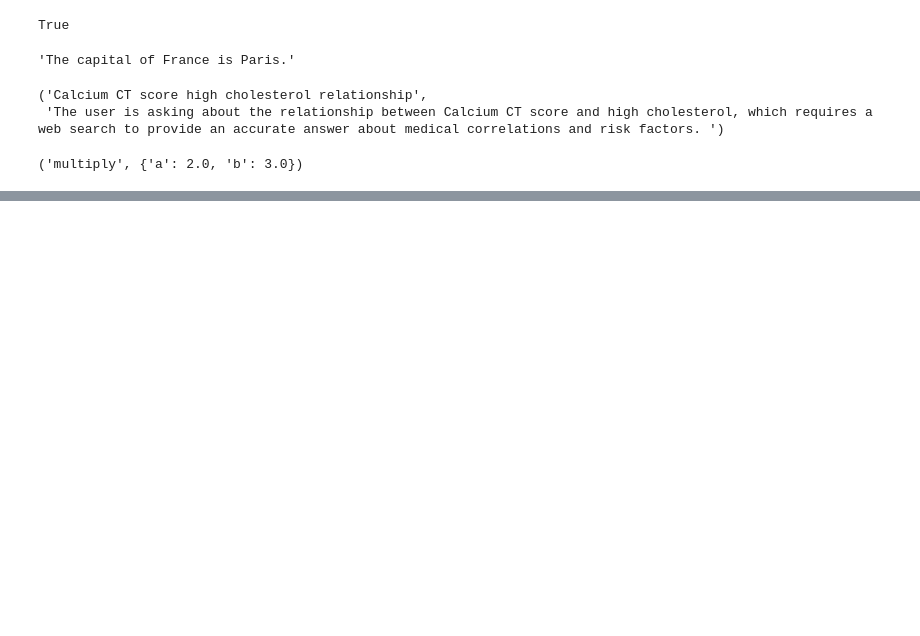
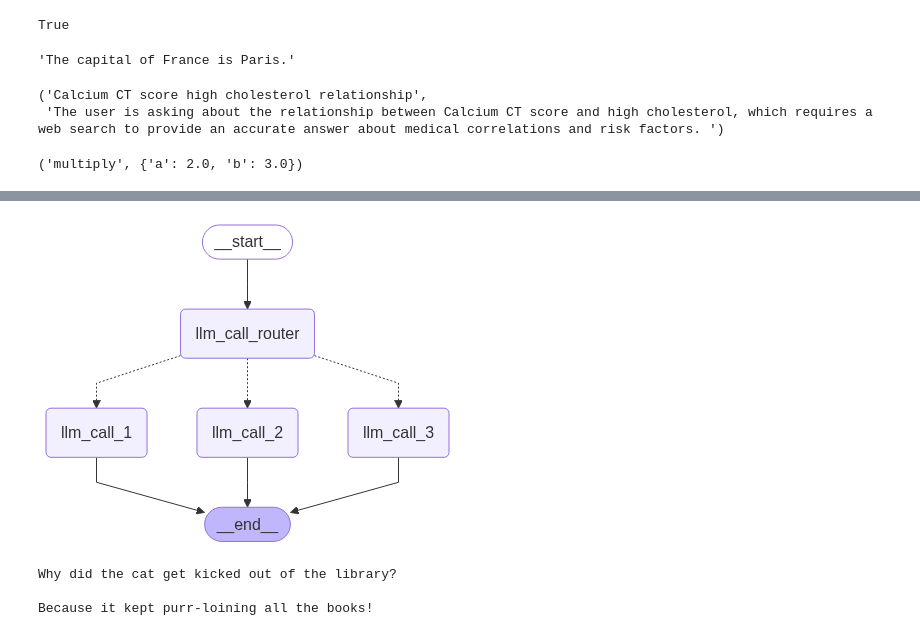
Before and after one commit to martin-fabbri/humanloop-ai, a Jupyter notebook: notebooks/agents-vs-workflows.ipynb, the cells around one changed output, grey strips where cells are left out. Drawn from its saved outputs; the diff is of its cells as text; code cells hidden in the pictures; blank space fills up the shorter version.

Commit message:
semantic router

```diff
--- a/notebooks/agents-vs-workflows.ipynb
+++ b/notebooks/agents-vs-workflows.ipynb
@@ -84,0 +178,3 @@ workflow.add_node("polish_joke", polish_joke)
+# %%
+state = parallel_workflow.invoke({"topic": "cats"})
+print(state["combined_output"])
@@ -84,0 +244,46 @@ workflow.add_node("polish_joke", polish_joke)
+# %%
+def route_decision(state: State):
+    """Route the decision to the appropriate node"""
+    if state["decision"] == "story":
+        return "llm_call_1"
+    elif state["decision"] == "joke":
+        return "llm_call_2"
+    elif state["decision"] == "poem":
+        return "llm_call_3"
+    else:
+        raise ValueError(f"Unknown decision: {state['decision']}")
+# %%
+router_builder = StateGraph(State)
+
+router_builder.add_node("llm_call_1", llm_call_1)
+router_builder.add_node("llm_call_2", llm_call_2)
+router_builder.add_node("llm_call_3", llm_call_3)
+
+router_builder.add_node("llm_call_router", llm_call_router)
+
+router_builder.add_edge(START, "llm_call_router")
+router_builder.add_conditional_edges(
+    "llm_call_router",
+    route_decision,
+    {
+        "llm_call_1": "llm_call_1",
+        "llm_call_2": "llm_call_2",
+        "llm_call_3": "llm_call_3",
+    }
+)
+router_builder.add_edge("llm_call_1", END)
+router_builder.add_edge("llm_call_2", END)
+router_builder.add_edge("llm_call_3", END)
+
+router_workflow = router_builder.compile()
+# %%
+display(Image(router_workflow.get_graph().draw_mermaid_png()))
+# %% [output]
+[figure, added]
+# %%
+state = router_workflow.invoke({"input": "Write joke about cats."})
+print(state["output"])
+# %% [output]
+Why did the cat get kicked out of the library?
+
+Because it kept purr-loining all the books!
```
Also changed, not shown: parts of 14 cells of this notebook.
